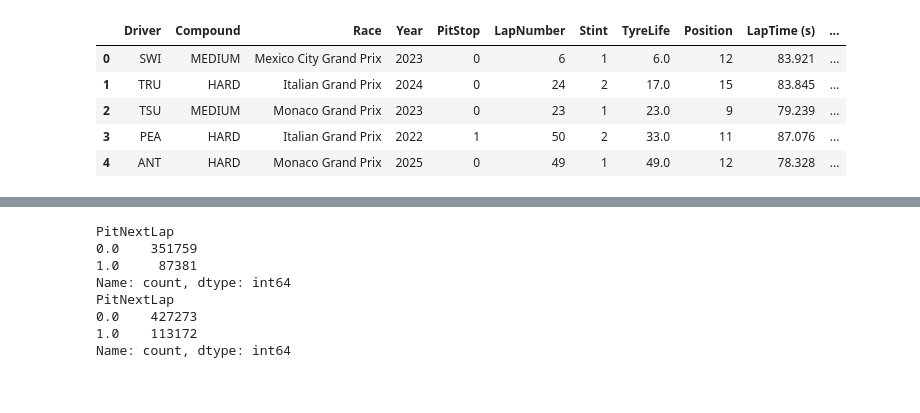
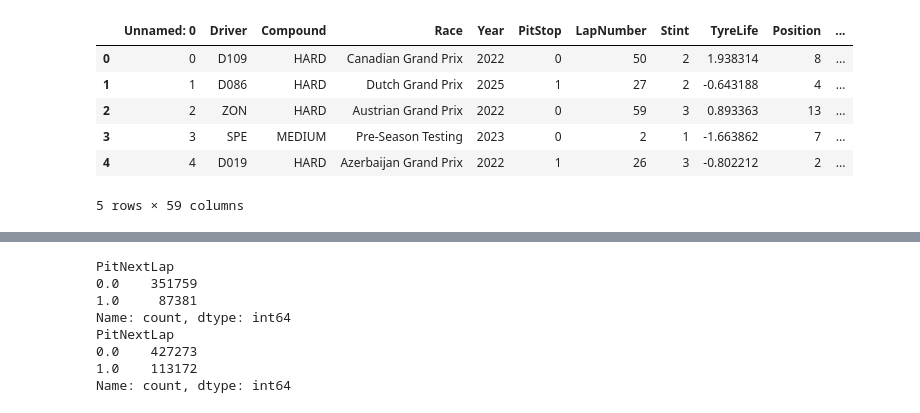
Before and after one commit to DarshakJ/F1_Pit_prediction, a Jupyter notebook: autologon_model_test_fe_dataset.ipynb, the cells around one changed output, grey strips where cells are left out. Cells and saved outputs as stored; diff of their text form; code cells hidden in the pictures.

Commit message:
fe_DATASET and driverless blend model

```diff
--- a/autologon_model_test_fe_dataset.ipynb
+++ b/autologon_model_test_fe_dataset.ipynb
@@ -1,14 +1,15 @@
 # %%
 import pandas as pd
 df_train=pd.read_csv('data/train_fe_cat.csv')
 df_test=pd.read_csv('data/test_fe_cat.csv')
 df_train_merged = pd.read_csv('data/train_merged.csv')
 
-df_train_merged.head()
+df_train.head()
 # %% [output]
-|  | Driver | Compound | Race | Year | PitStop | LapNumber | Stint | TyreLife | Position | LapTime (s) | ... |
-| 0 | SWI | MEDIUM | Mexico City Grand Prix | 2023 | 0 | 6 | 1 | 6.0 | 12 | 83.921 | ... |
-| 1 | TRU | HARD | Italian Grand Prix | 2024 | 0 | 24 | 2 | 17.0 | 15 | 83.845 | ... |
-| 2 | TSU | MEDIUM | Monaco Grand Prix | 2023 | 0 | 23 | 1 | 23.0 | 9 | 79.239 | ... |
-| 3 | PEA | HARD | Italian Grand Prix | 2022 | 1 | 50 | 2 | 33.0 | 11 | 87.076 | ... |
-| 4 | ANT | HARD | Monaco Grand Prix | 2025 | 0 | 49 | 1 | 49.0 | 12 | 78.328 | ... |
+|  | Unnamed: 0 | Driver | Compound | Race | Year | PitStop | LapNumber | Stint | TyreLife | Position | ... |
+| 0 | 0 | D109 | HARD | Canadian Grand Prix | 2022 | 0 | 50 | 2 | 1.938314 | 8 | ... |
+| 1 | 1 | D086 | HARD | Dutch Grand Prix | 2025 | 1 | 27 | 2 | -0.643188 | 4 | ... |
+| 2 | 2 | ZON | HARD | Austrian Grand Prix | 2022 | 0 | 59 | 3 | 0.893363 | 13 | ... |
+| 3 | 3 | SPE | MEDIUM | Pre-Season Testing | 2023 | 0 | 2 | 1 | -1.663862 | 7 | ... |
+| 4 | 4 | D019 | HARD | Azerbaijan Grand Prix | 2022 | 1 | 26 | 3 | -0.802212 | 2 | ... |
+5 rows × 59 columns
```
Also changed, not shown: parts of 10 cells of this notebook, 5 other files.
